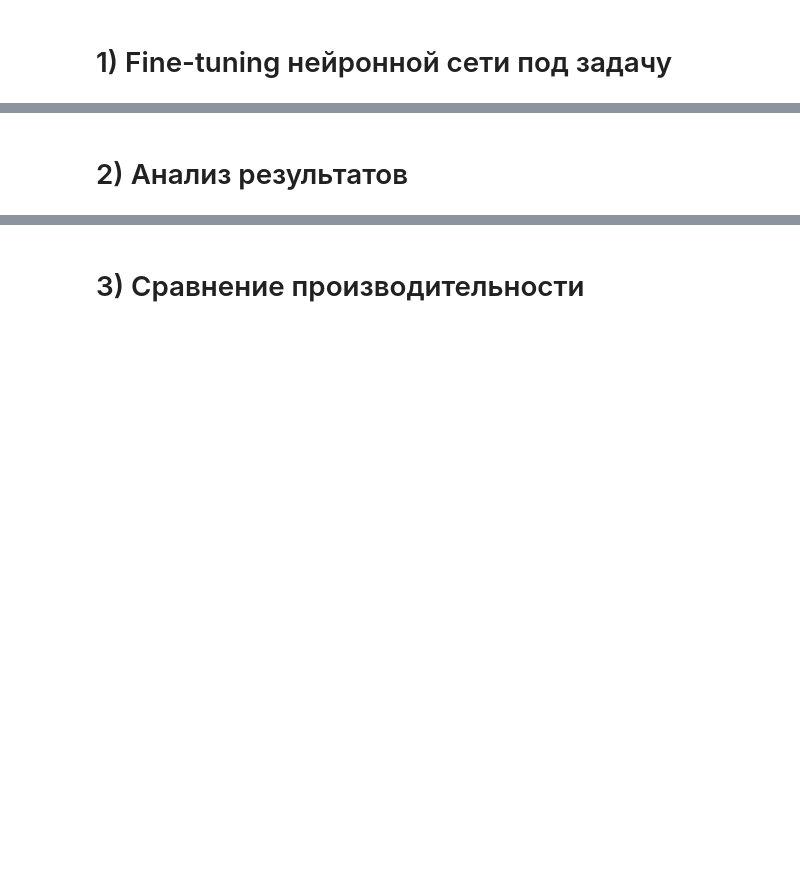
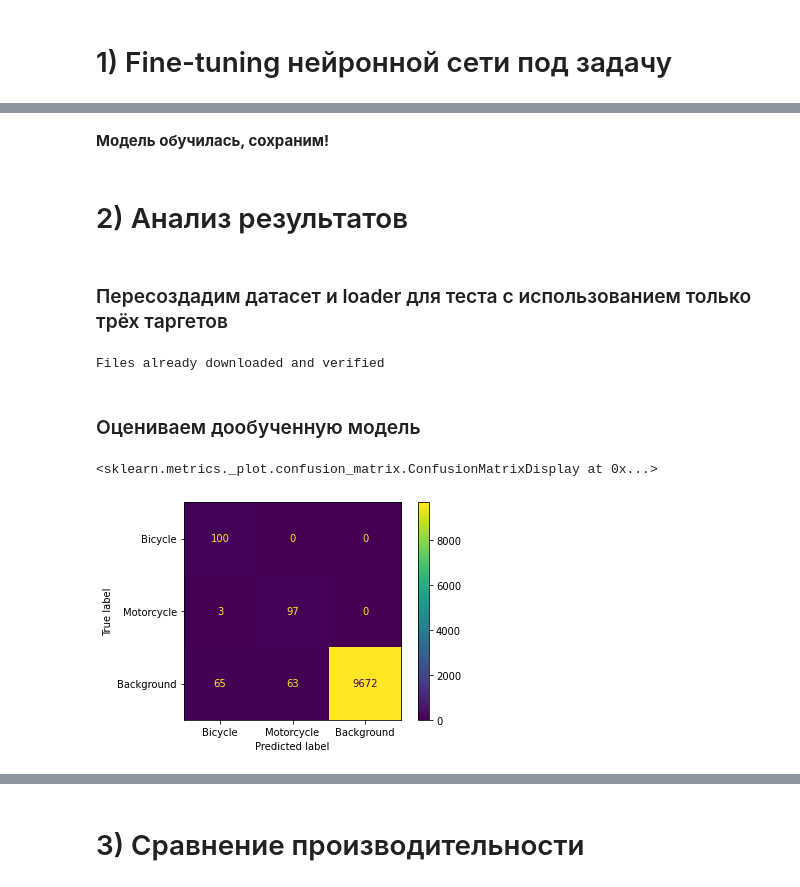
Before and after one commit to DenisKabanov/instruments_of_intellectual_data_analysis, a Jupyter notebook: 3) NN fine-tuning and performance measurement/task3.ipynb, the cells around one changed output, grey strips where cells are left out. Saved outputs shown, nothing was run; the diff lists cells and outputs as text; code cells hidden in the pictures; blank space fills up the shorter version.

```diff
--- a/3) NN fine-tuning and performance measurement/task3.ipynb
+++ b/3) NN fine-tuning and performance measurement/task3.ipynb
@@ -167,0 +522,2 @@ loss_function = torch.nn.CrossEntropyLoss(weight=loss_weights) # создаём
+# %% [markdown]
+**Модель обучилась, сохраним!**
@@ -168,2 +528,13 @@ loss_function = torch.nn.CrossEntropyLoss(weight=loss_weights) # создаём
 # %% [markdown]
 # 2) Анализ результатов
+# %% [markdown]
+### Пересоздадим датасет и loader для теста с использованием только трёх таргетов
+# %%
+# датасет для тестирования
+data_test = torchvision.datasets.CIFAR100(root=data_path, # путь, откуда брать/куда сохранять датасет
+                                          train=False, # какую часть датасета использовать (тестовая)
+                                          download=True, # скачивать ли датасет, если его нет в root пути
+                                          transform=feature_extractor # функция, принимающая на вход PIL Image и преобразовывающая его
+                                         )
+# %% [output]
+Files already downloaded and verified
@@ -169,0 +556,22 @@ loss_function = torch.nn.CrossEntropyLoss(weight=loss_weights) # создаём
+# %%
+with open(data_path+"data_test_processed.pkl", 'rb') as f:
+    data_test = pickle.load(f)
+# %%
+# загрузчик данных для тестирования
+loader_test = torch.utils.data.DataLoader(dataset=data_test, # указание датасета для DataLoader
+                                          batch_size=20, # размер батчка (число сэмплов, что будет возвращать DataLoader за раз) (градиент усредняется по батчу, ускоряется обработка датасета, но слегка замедляется обработка сэмпла)
+                                          shuffle=True, # перемешивать ли датасет
+                                          num_workers=2, # число используемых ядер процессора для ускорения обработки данных
+                                          pin_memory=True # нужно ли заранее аллоцировать память под объект на GPU (лучше так, чем возвращать CUDA tensors при multi-process loading)
+                                         )
+# %% [markdown]
+### Оцениваем дообученную модель
+# %%
+model = torch.load(models_path+"model_finetuned.pth") # загружаем сохранённую модель
+# %%
+confusion_matrix_finetuned = evaluate_model(model=model, loader=loader_test, device=device, finetuned=True) # считаем confusion matrix для трёх классов на fine-tuned модели
+# %%
+ConfusionMatrixDisplay(confusion_matrix=confusion_matrix_finetuned, display_labels=["Bicycle", "Motorcycle", "Background"]).plot() # вывод Confusion Matrix
+# %% [output]
+<sklearn.metrics._plot.confusion_matrix.ConfusionMatrixDisplay at 0x...>
+[figure, added]
```
Also changed, not shown: parts of 66 cells of this notebook.
